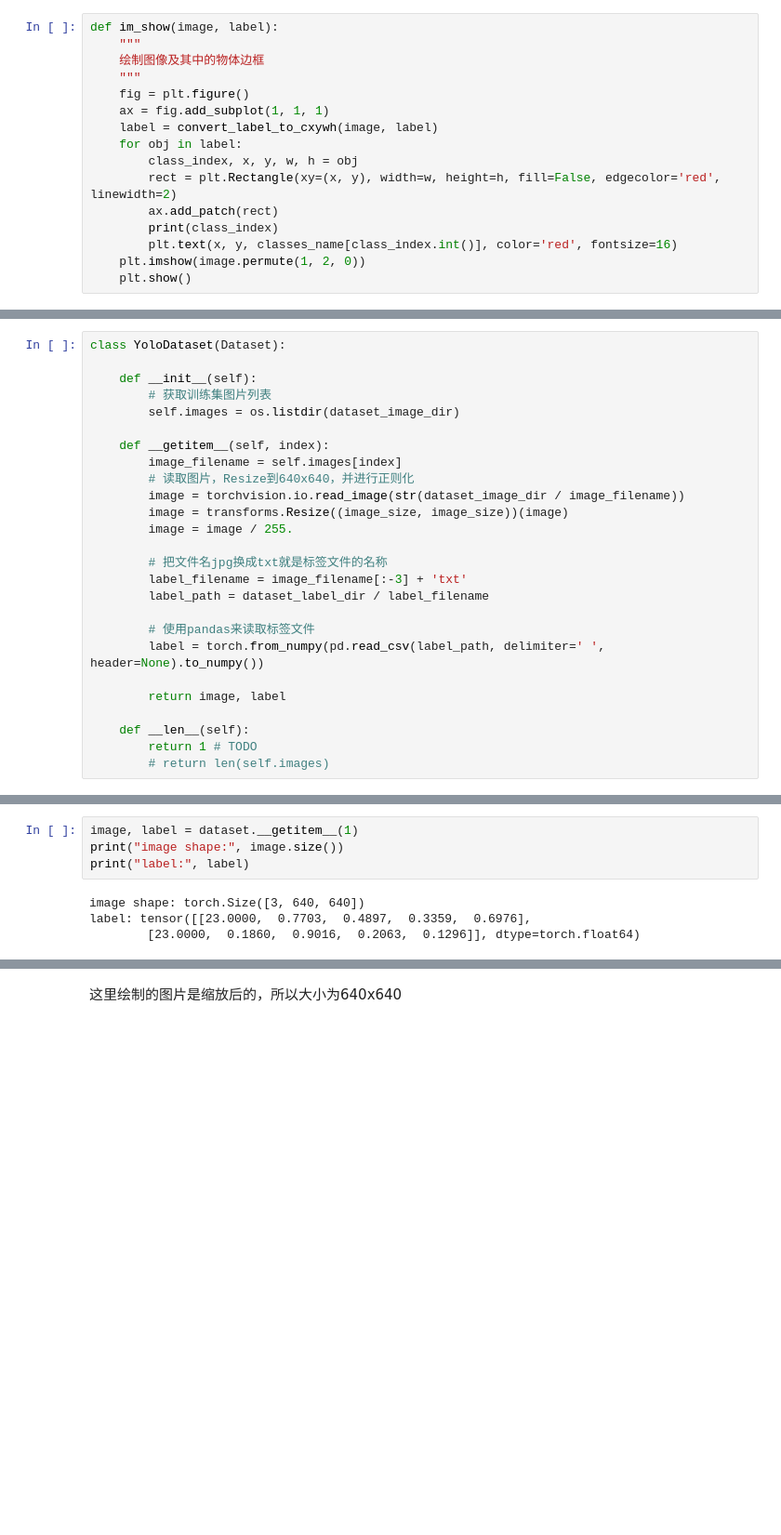
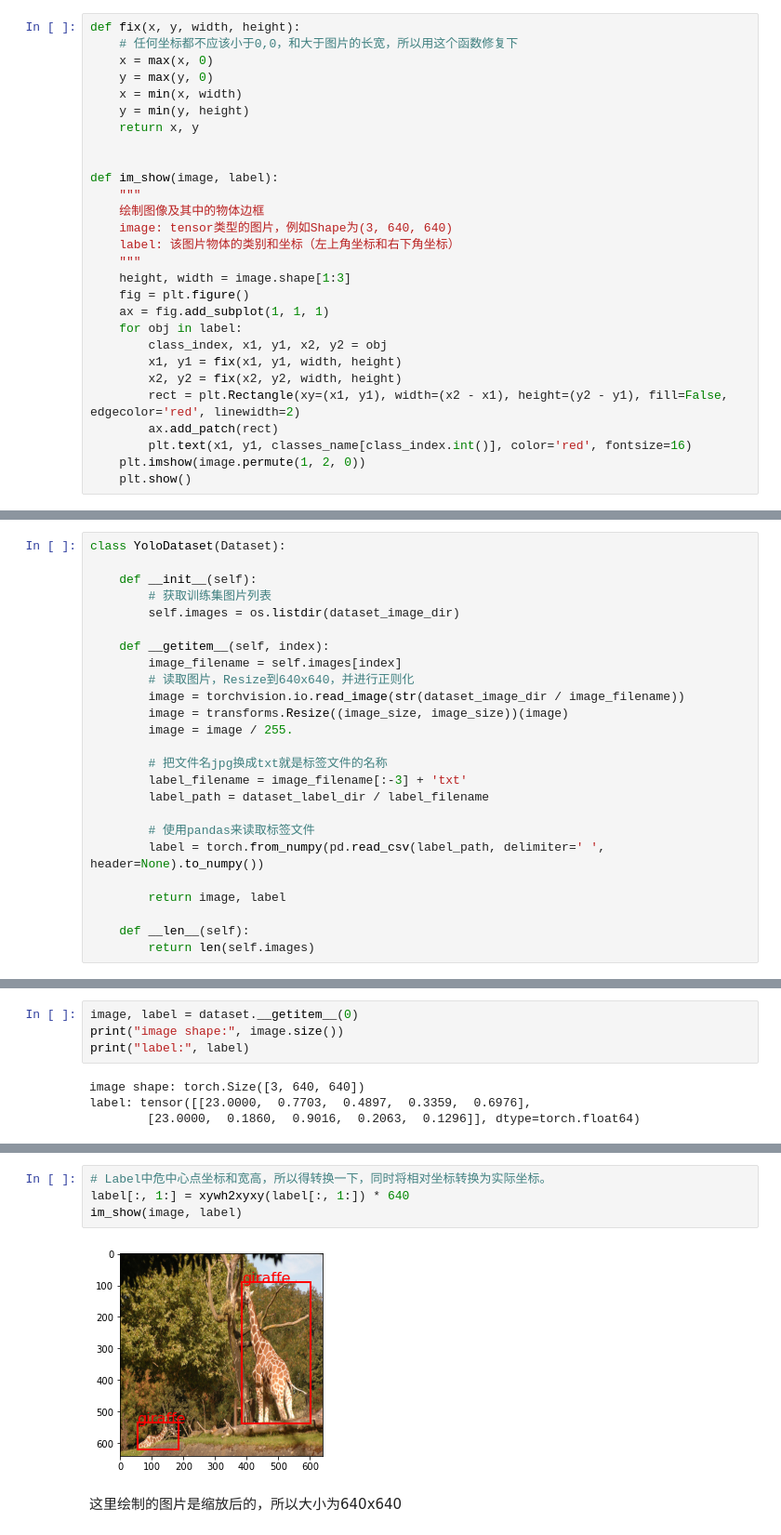
Before and after one commit to iioSnail/pytorch_deep_learning_examples, a Jupyter notebook: 101_object_detection_yolov3.ipynb, the cells around one changed output, grey strips where cells are left out. Shown: that part at 93% size. Saved outputs shown, nothing was run; the diff lists cells and outputs as text; blank space fills up the shorter version.

```diff
--- a/101_object_detection_yolov3.ipynb
+++ b/101_object_detection_yolov3.ipynb
@@ -134,17 +101,29 @@ def convert_label_to_cxywh(image, label):
 # %%
+def fix(x, y, width, height):
+    # 任何坐标都不应该小于0,0，和大于图片的长宽，所以用这个函数修复下
+    x = max(x, 0)
+    y = max(y, 0)
+    x = min(x, width)
+    y = min(y, height)
+    return x, y
+
+
 def im_show(image, label):
     """
     绘制图像及其中的物体边框
+    image: tensor类型的图片，例如Shape为(3, 640, 640)
+    label: 该图片物体的类别和坐标（左上角坐标和右下角坐标）
     """
+    height, width = image.shape[1:3]
     fig = plt.figure()
     ax = fig.add_subplot(1, 1, 1)
-    label = convert_label_to_cxywh(image, label)
     for obj in label:
-        class_index, x, y, w, h = obj
-        rect = plt.Rectangle(xy=(x, y), width=w, height=h, fill=False, edgecolor='red', linewidth=2)
+        class_index, x1, y1, x2, y2 = obj
+        x1, y1 = fix(x1, y1, width, height)
+        x2, y2 = fix(x2, y2, width, height)
+        rect = plt.Rectangle(xy=(x1, y1), width=(x2 - x1), height=(y2 - y1), fill=False, edgecolor='red', linewidth=2)
         ax.add_patch(rect)
-        print(class_index)
-        plt.text(x, y, classes_name[class_index.int()], color='red', fontsize=16)
+        plt.text(x1, y1, classes_name[class_index.int()], color='red', fontsize=16)
     plt.imshow(image.permute(1, 2, 0))
     plt.show()
 # %% [markdown]
@@ -208,14 +195,13 @@ class YoloDataset(Dataset):
         return image, label
 
     def __len__(self):
-        return 1 # TODO
-        # return len(self.images)
+        return len(self.images)
 # %%
 dataset = YoloDataset()
 # %% [markdown]
 定义好Dataset后，我们来看一眼，并绘制一下：
 # %%
-image, label = dataset.__getitem__(1)
+image, label = dataset.__getitem__(0)
 print("image shape:", image.size())
 print("label:", label)
 # %% [output]
@@ -231,3 +211,9 @@ tensor(23., dtype=torch.float64)
+# %%
+# Label中危中心点坐标和宽高，所以得转换一下，同时将相对坐标转换为实际坐标。
+label[:, 1:] = xywh2xyxy(label[:, 1:]) * 640
+im_show(image, label)
+# %% [output]
+[figure, added]
 # %% [markdown]
 这里绘制的图片是缩放后的，所以大小为640x640
 # %% [markdown]
```
Also changed, not shown: parts of 56 cells of this notebook.
